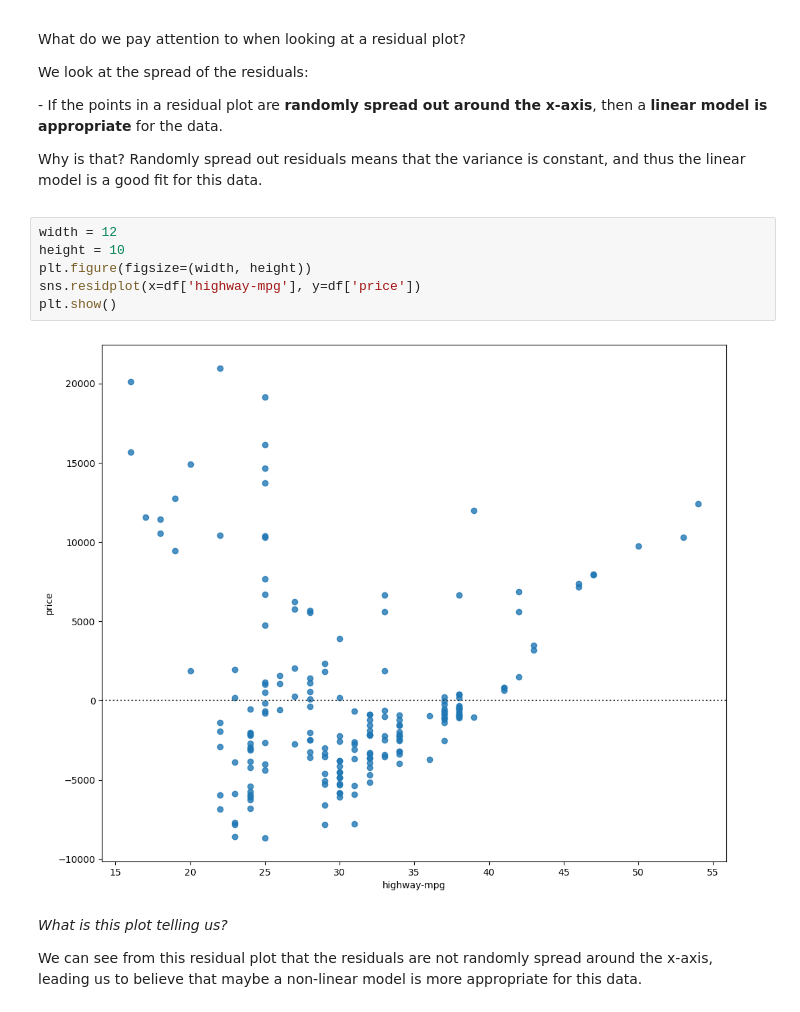
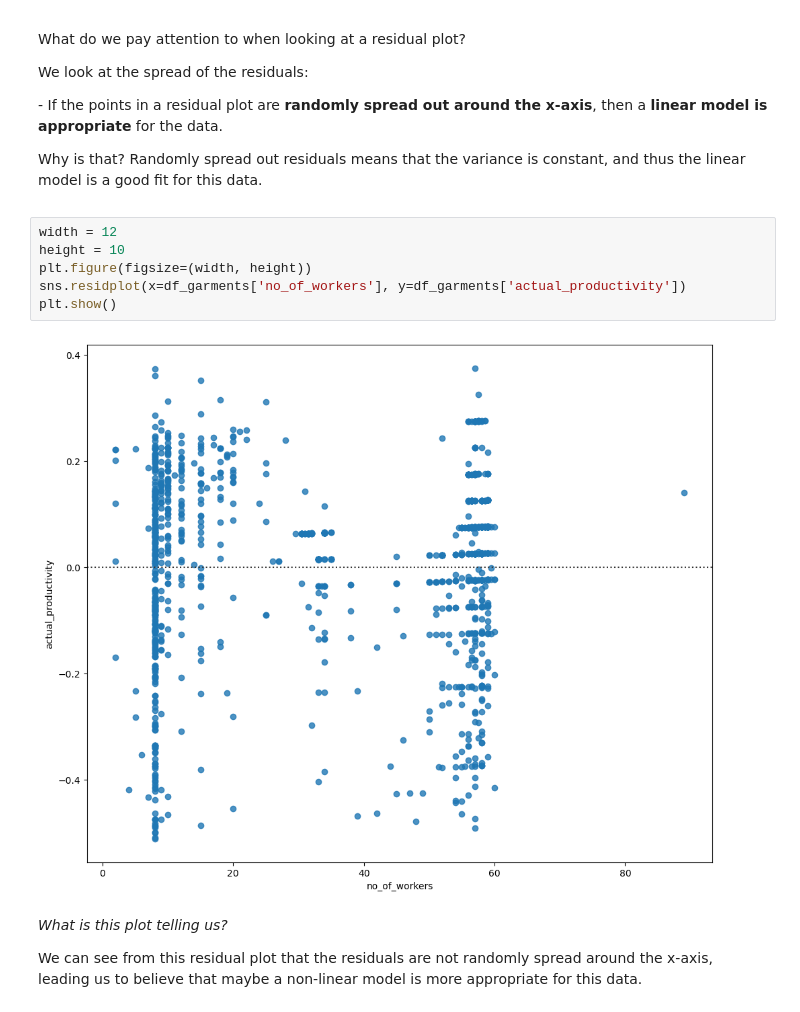
Before and after one commit to irenediaz1974/Portfolio2023, a Jupyter notebook: Textil Project/Model_Development.ipynb, the cells around one changed output. Drawn from its saved outputs; the diff is of its cells as text.

```diff
--- a/Textil Project/Model_Development.ipynb
+++ b/Textil Project/Model_Development.ipynb
@@ -420,11 +269,11 @@ Why is that? Randomly spread out residuals means that the variance is constant,
 # %%
 width = 12
 height = 10
 plt.figure(figsize=(width, height))
-sns.residplot(x=df['highway-mpg'], y=df['price'])
+sns.residplot(x=df_garments['no_of_workers'], y=df_garments['actual_productivity'])
 plt.show()
 # %% [output]
-[figure, old version]
+[figure, new version]
 # %% [markdown]
 <i>What is this plot telling us?</i>
 
```
Also changed, not shown: parts of 43 cells of this notebook.
